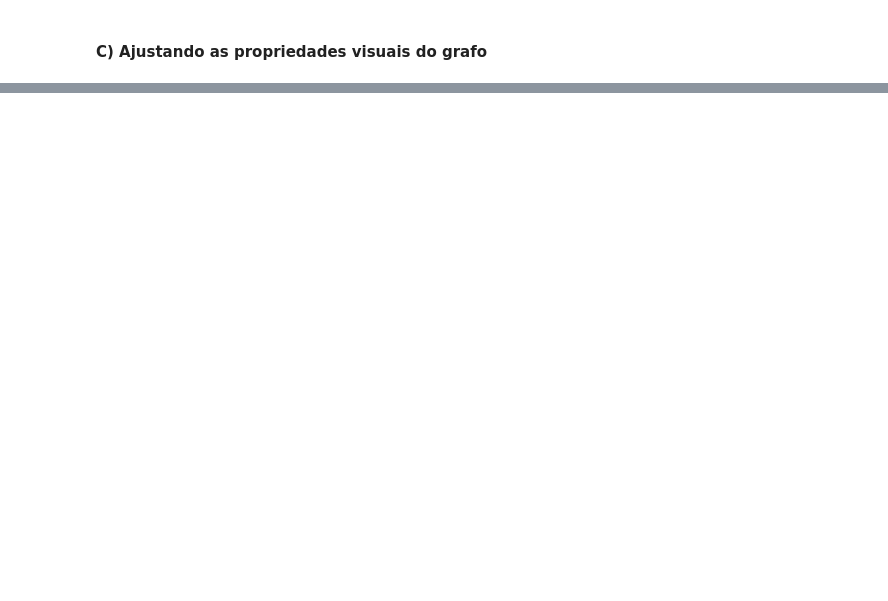
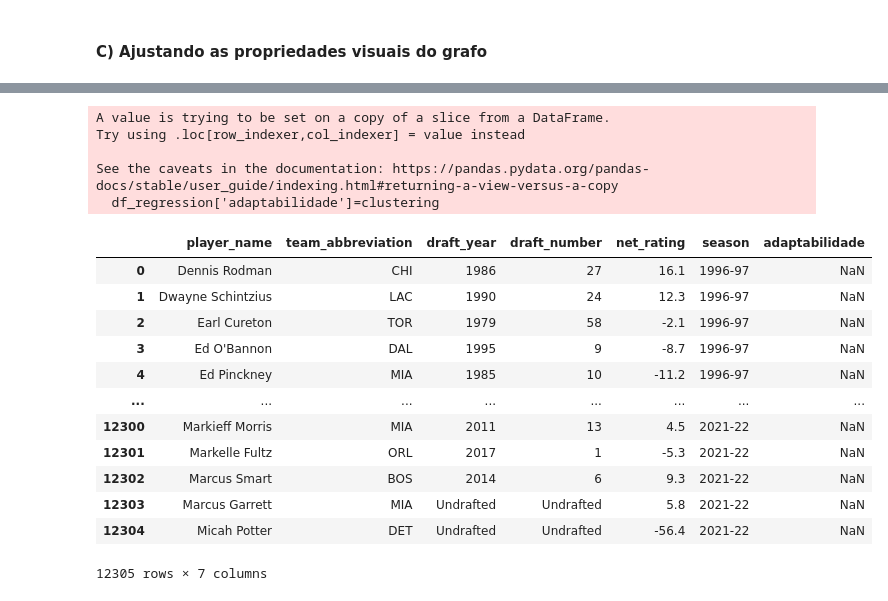
Before and after one commit to gabri190/Redesoc-Projetos-Aps, a Jupyter notebook: notebooks/Projeto/Projeto_Redes.ipynb, the cells around one changed output, grey strips where cells are left out. Drawn from its saved outputs; the diff is of its cells as text; code cells hidden in the pictures; blank space fills up the shorter version.

```diff
--- a/notebooks/Projeto/Projeto_Redes.ipynb
+++ b/notebooks/Projeto/Projeto_Redes.ipynb
@@ -154,0 +180,3 @@ r=netpixi.render('Nba_teams.gz',infinite=True);
+# %%
+df_regression=df[['player_name','team_abbreviation','draft_year','draft_number','net_rating','season']]
+df_regression
@@ -154,0 +199,8 @@ r=netpixi.render('Nba_teams.gz',infinite=True);
+# %%
+#calculando clustering coefficient:
+from graph_tool import clustering
+
+lc = clustering.local_clustering(g)
+
+for value in lc:
+    print(value)
@@ -154,0 +225,26 @@ r=netpixi.render('Nba_teams.gz',infinite=True);
+# %%
+g.add_vp('clustering', lc)
+# %%
+clustering=gt_data(g)['clustering']
+# %%
+df_regression['adaptabilidade']=clustering
+df_regression
+# %% [output]
+A value is trying to be set on a copy of a slice from a DataFrame.
+Try using .loc[row_indexer,col_indexer] = value instead
+
+See the caveats in the documentation: https://pandas.pydata.org/pandas-docs/stable/user_guide/indexing.html#returning-a-view-versus-a-copy
+  df_regression['adaptabilidade']=clustering
+|  | player_name | team_abbreviation | draft_year | draft_number | net_rating | season | adaptabilidade |
+| 0 | Dennis Rodman | CHI | 1986 | 27 | 16.1 | 1996-97 | NaN |
+| 1 | Dwayne Schintzius | LAC | 1990 | 24 | 12.3 | 1996-97 | NaN |
+| 2 | Earl Cureton | TOR | 1979 | 58 | -2.1 | 1996-97 | NaN |
+| 3 | Ed O'Bannon | DAL | 1995 | 9 | -8.7 | 1996-97 | NaN |
+| 4 | Ed Pinckney | MIA | 1985 | 10 | -11.2 | 1996-97 | NaN |
+| ... | ... | ... | ... | ... | ... | ... | ... |
+| 12300 | Markieff Morris | MIA | 2011 | 13 | 4.5 | 2021-22 | NaN |
+| 12301 | Markelle Fultz | ORL | 2017 | 1 | -5.3 | 2021-22 | NaN |
+| 12302 | Marcus Smart | BOS | 2014 | 6 | 9.3 | 2021-22 | NaN |
+| 12303 | Marcus Garrett | MIA | Undrafted | Undrafted | 5.8 | 2021-22 | NaN |
+| 12304 | Micah Potter | DET | Undrafted | Undrafted | -56.4 | 2021-22 | NaN |
+12305 rows × 7 columns
```
Also changed, not shown: parts of 18 cells of this notebook.
